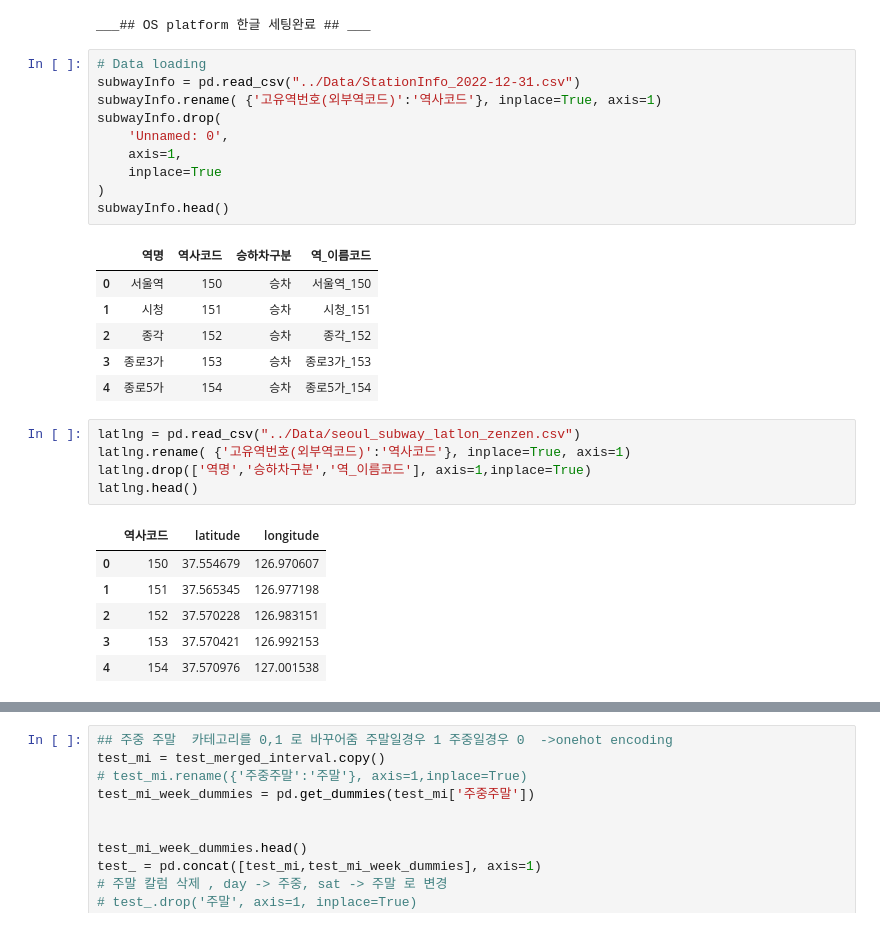
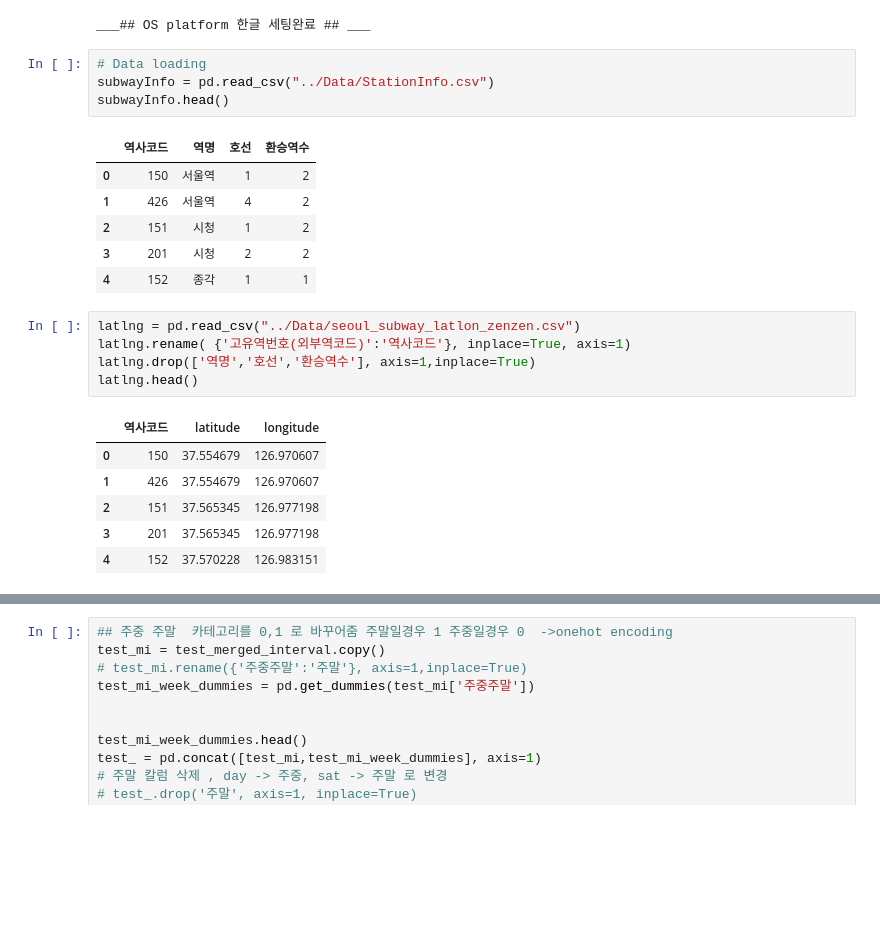
Before and after one commit to rhkddud0310/HaruSijack, a Jupyter notebook: DataAnalysis/03.머신러닝.ipynb, the cells around one changed output, grey strips where cells are left out. Saved outputs shown, nothing was run; the diff lists cells and outputs as text; blank space fills up the shorter version.

```diff
--- a/DataAnalysis/03.머신러닝.ipynb
+++ b/DataAnalysis/03.머신러닝.ipynb
@@ -26,34 +28,28 @@ from Functions import Service
 Service.plotSetting()
 # %% [output]
 ___## OS platform 한글 세팅완료 ## ___
+# %%
+# Data loading
+subwayInfo = pd.read_csv("../Data/StationInfo.csv")
+subwayInfo.head()
+# %% [output]
+|  | 역사코드 | 역명 | 호선 | 환승역수 |
+| 0 | 150 | 서울역 | 1 | 2 |
+| 1 | 426 | 서울역 | 4 | 2 |
+| 2 | 151 | 시청 | 1 | 2 |
+| 3 | 201 | 시청 | 2 | 2 |
+| 4 | 152 | 종각 | 1 | 1 |
 # %%
-# Data loading
-subwayInfo = pd.read_csv("../Data/StationInfo_2022-12-31.csv")
-subwayInfo.rename( {'고유역번호(외부역코드)':'역사코드'}, inplace=True, axis=1)
-subwayInfo.drop(
-    'Unnamed: 0',
-    axis=1,
-    inplace=True
-)
-subwayInfo.head()
+latlng = pd.read_csv("../Data/seoul_subway_latlon_zenzen.csv")
+latlng.rename( {'고유역번호(외부역코드)':'역사코드'}, inplace=True, axis=1)
+latlng.drop(['역명','호선','환승역수'], axis=1,inplace=True)
+latlng.head()
 # %% [output]
-|  | 역명 | 역사코드 | 승하차구분 | 역_이름코드 |
-| 0 | 서울역 | 150 | 승차 | 서울역_150 |
-| 1 | 시청 | 151 | 승차 | 시청_151 |
-| 2 | 종각 | 152 | 승차 | 종각_152 |
-| 3 | 종로3가 | 153 | 승차 | 종로3가_153 |
-| 4 | 종로5가 | 154 | 승차 | 종로5가_154 |
+|  | 역사코드 | latitude | longitude |
+| 0 | 150 | 37.554679 | 126.970607 |
+| 1 | 426 | 37.554679 | 126.970607 |
+| 2 | 151 | 37.565345 | 126.977198 |
+| 3 | 201 | 37.565345 | 126.977198 |
+| 4 | 152 | 37.570228 | 126.983151 |
-# %%
-latlng = pd.read_csv("../Data/seoul_subway_latlon_zenzen.csv")
-latlng.rename( {'고유역번호(외부역코드)':'역사코드'}, inplace=True, axis=1)
-latlng.drop(['역명','승하차구분','역_이름코드'], axis=1,inplace=True)
-latlng.head()
-# %% [output]
-|  | 역사코드 | latitude | longitude |
-| 0 | 150 | 37.554679 | 126.970607 |
-| 1 | 151 | 37.565345 | 126.977198 |
-| 2 | 152 | 37.570228 | 126.983151 |
-| 3 | 153 | 37.570421 | 126.992153 |
-| 4 | 154 | 37.570976 | 127.001538 |
 # %%
 test = pd.merge(subwayInfo,latlng, on='역사코드',how='inner' )
```
Also changed, not shown: parts of 9 cells of this notebook, 3 other files.
